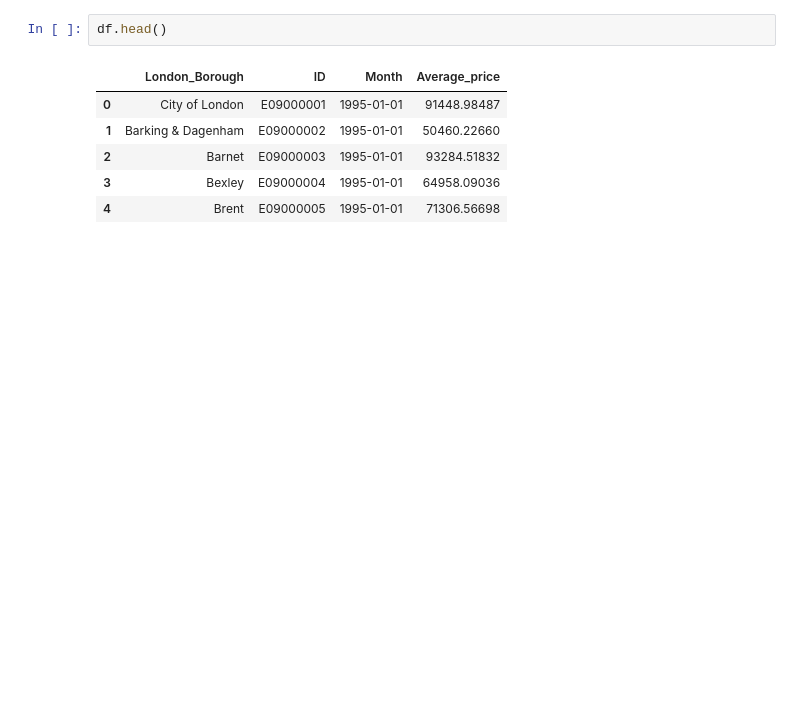
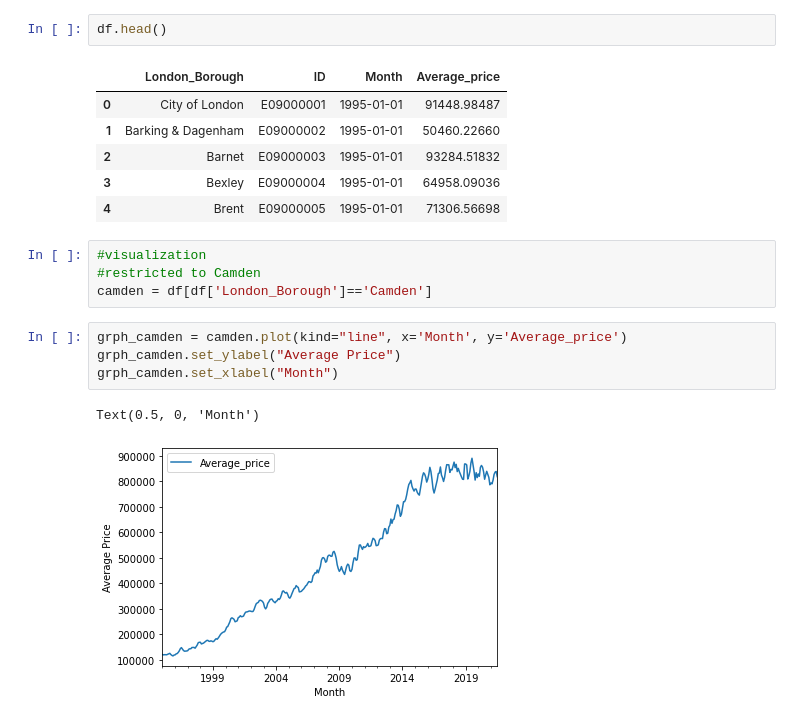
Before and after one commit to AMersman/BootcampAssingments, a Jupyter notebook: MersmanA_London_Project.ipynb, the cells around one changed output. Drawn from its saved outputs; the diff is of its cells as text; blank space fills up the shorter version.

Commit message:
Update London Project

```diff
--- a/MersmanA_London_Project.ipynb
+++ b/MersmanA_London_Project.ipynb
@@ -220,3 +230,14 @@ df.head()
 | 2 | Barnet | E09000003 | 1995-01-01 | 93284.51832 |
 | 3 | Bexley | E09000004 | 1995-01-01 | 64958.09036 |
 | 4 | Brent | E09000005 | 1995-01-01 | 71306.56698 |
+# %%
+#visualization
+#restricted to Camden
+camden = df[df['London_Borough']=='Camden']
+# %%
+grph_camden = camden.plot(kind="line", x='Month', y='Average_price')
+grph_camden.set_ylabel("Average Price")
+grph_camden.set_xlabel("Month")
+# %% [output]
+Text(0.5, 0, 'Month')
+[figure, added]
```
Also changed, not shown: parts of 29 cells of this notebook.
